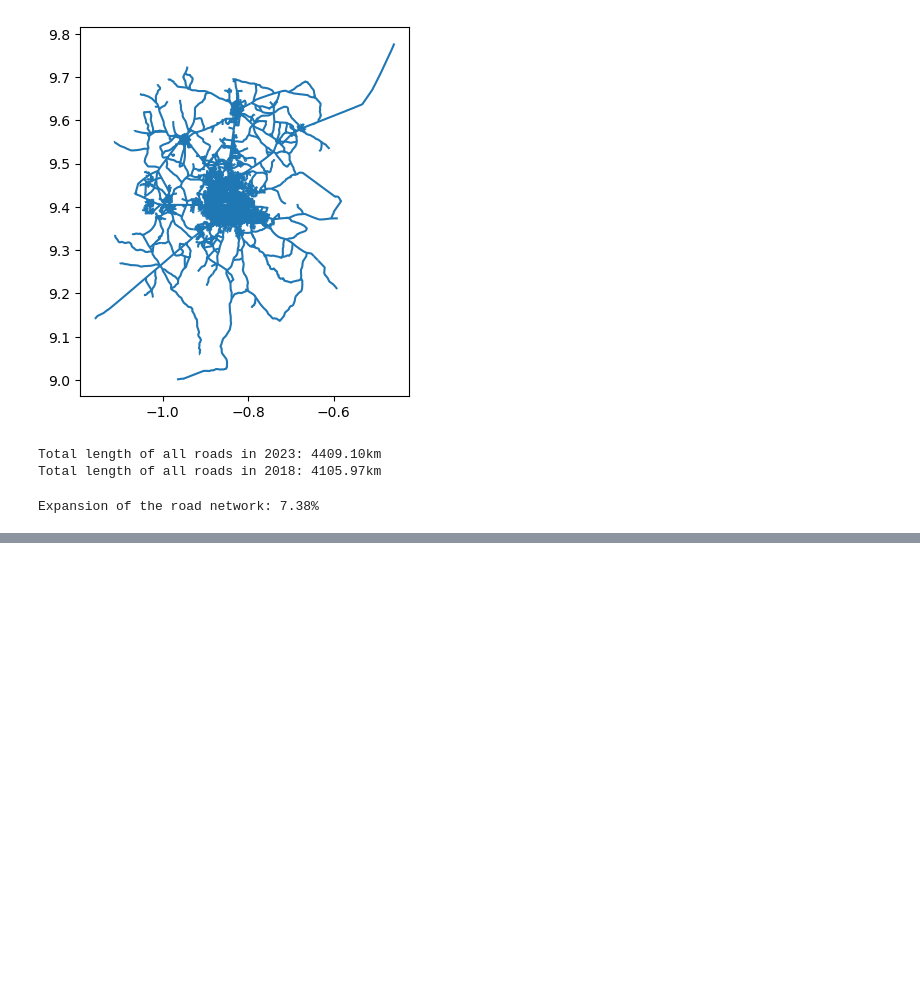
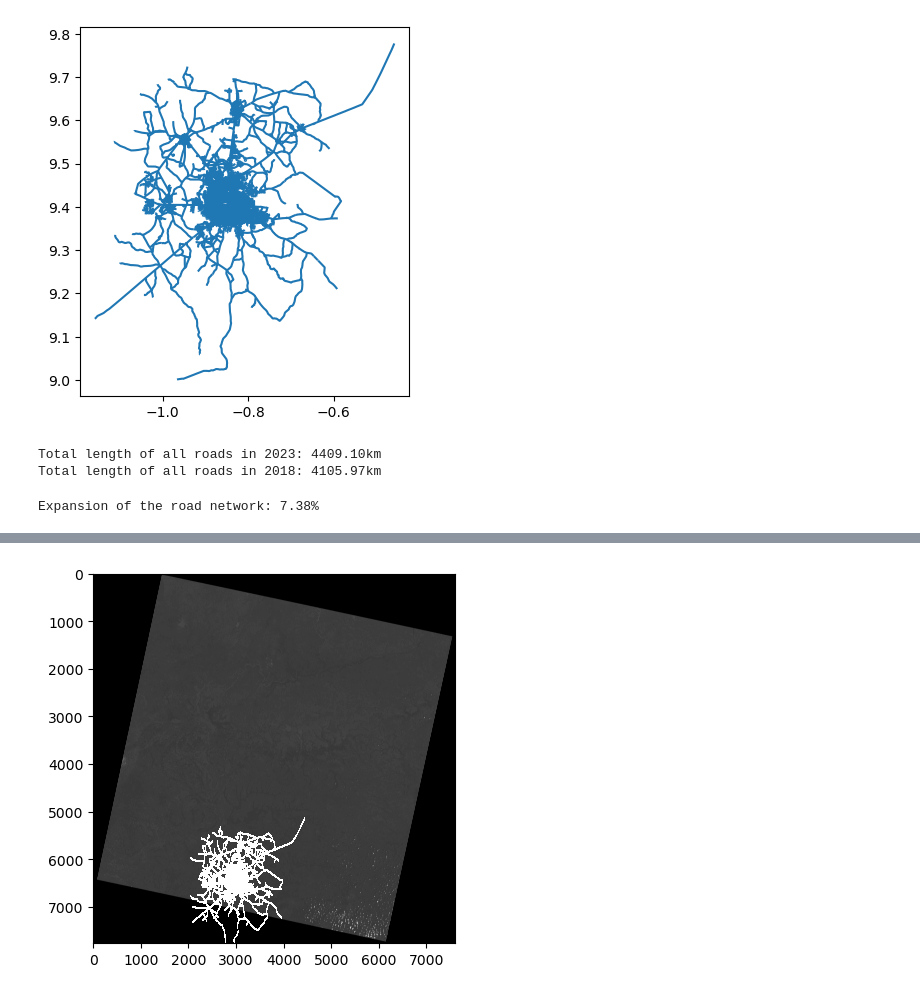
Before and after one commit to CS-433/ml-project-2-the-overfitters, a Jupyter notebook: tamale.ipynb, the cells around one changed output, grey strips where cells are left out. Cells and saved outputs as stored; diff of their text form; code cells hidden in the pictures; blank space fills up the shorter version.

```diff
--- a/tamale.ipynb
+++ b/tamale.ipynb
@@ -107,0 +121,4 @@ Expansion of the road network: 7.38%
+# %%
+file_path = "tamale_landsat/SR_B1.tif"
+dataset = rasterio.open(file_path)
+data = dataset.read(1)
@@ -107,0 +158,17 @@ Expansion of the road network: 7.38%
+# %%
+for i in range(1,8):
+    input_file = f'tamale_landsat/SR_B{i}.TIF'
+    output_file = f'tamale_landsat/SR_B{i}_reprojected.TIF'
+    projecting(input_file, output_file)
+# %%
+# we collect all the infos in a tensor
+data_fin = np.zeros_like(data_proj, dtype=float)
+data_fin = data_fin[:,:,np.newaxis]
+for i in range(1,8):
+    file_path = f"tamale_landsat/SR_B{i}_reprojected.TIF"
+    with rasterio.open(file_path) as src:
+        data_ = src.read(1)
+        data_ = data_[:,:,np.newaxis]
+        data_fin = np.append(data_fin, data_, axis=-1)
+data_fin = np.delete(data_fin,0,axis=-1)
+print(data_fin.shape)
@@ -107,0 +199,19 @@ Expansion of the road network: 7.38%
+# %%
+# Again for visual purposes we show which pixels have been removed
+
+# Open Landsat data
+with rasterio.open("tamale_landsat/SR_B1_reprojected.TIF") as src:
+    dataset_proj = src.read(1)
+    transform = src.transform
+
+# Rasterize OSM road data
+osm_mask = geometry_mask(tamale_roads_2023.geometry, out_shape=dataset_proj.shape, transform=transform, invert=True)
+
+# Apply the OSM road mask to Landsat data
+roads_masked = np.ma.masked_array(dataset_proj, mask=osm_mask)
+
+# Optionally, visualize the result
+plt.imshow(roads_masked, cmap='gray')
+plt.show()
+# %% [output]
+[figure, added]
```
Also changed, not shown: parts of 7 cells of this notebook.
